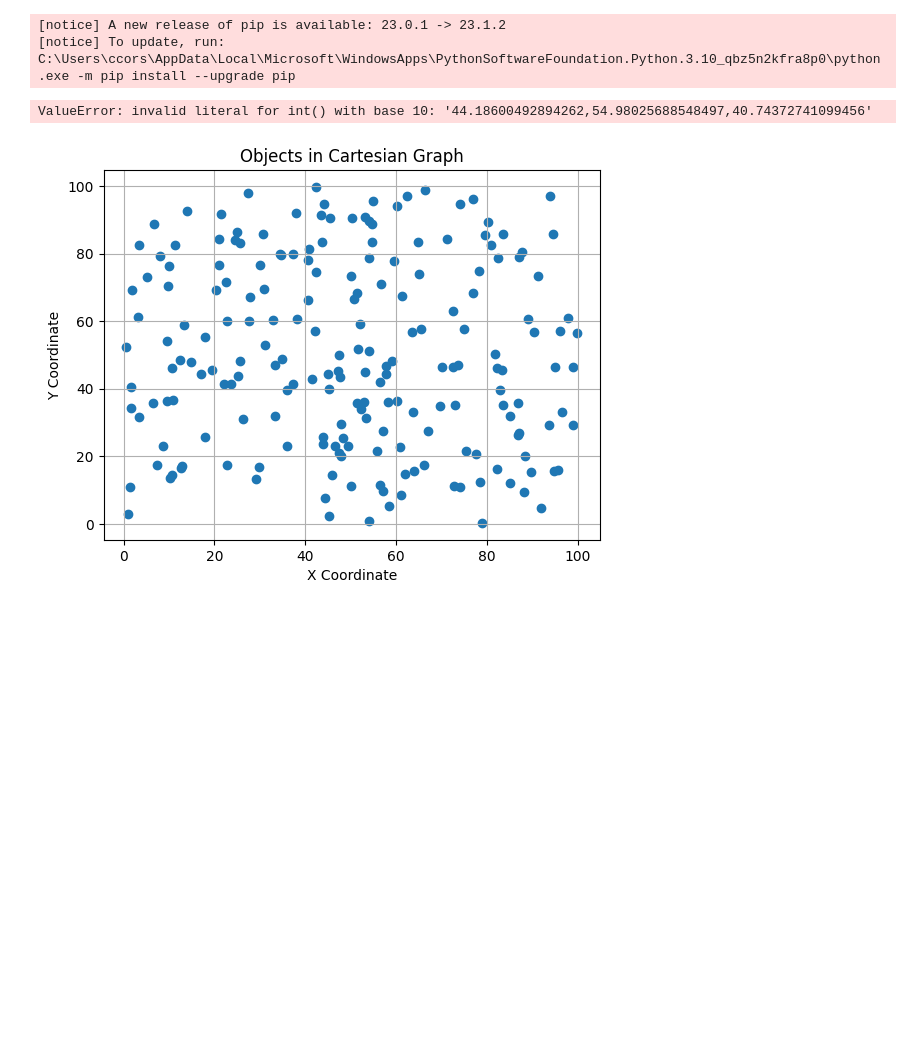
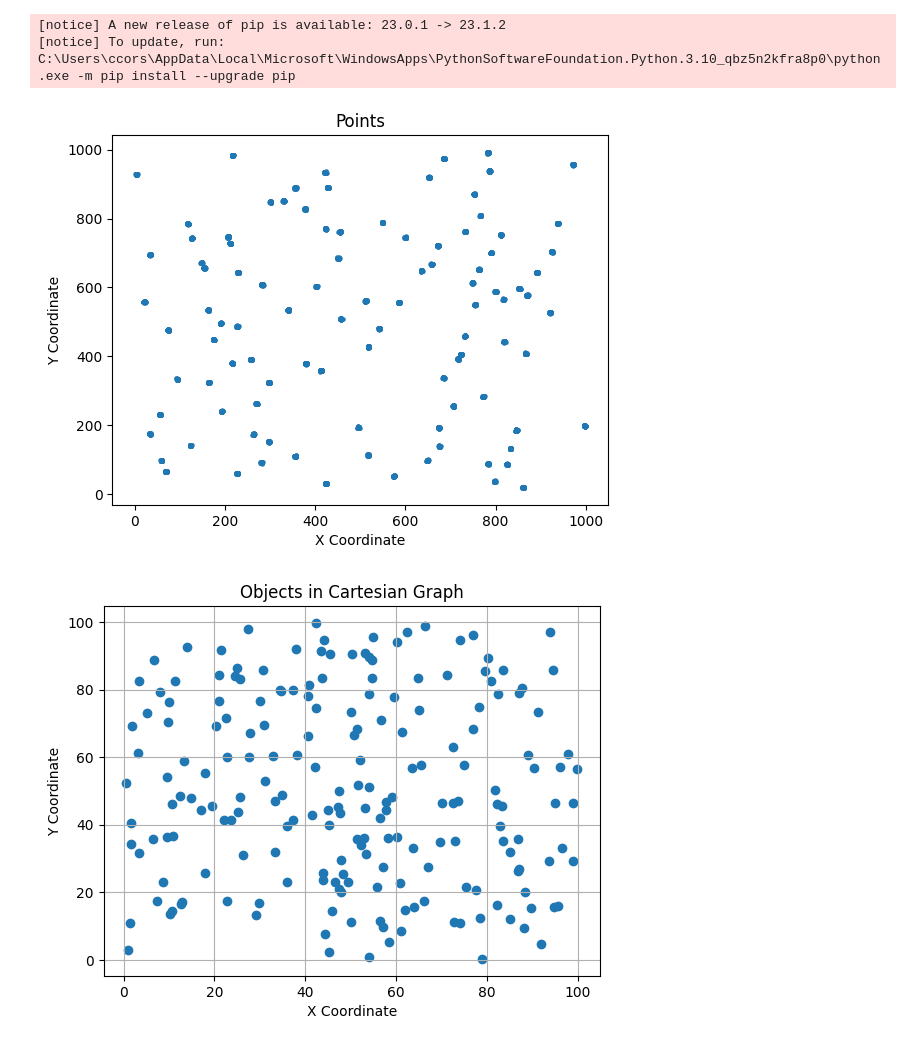
Before and after one commit to AndreaRuggieri/cloudComputing, a Jupyter notebook: pointGen.ipynb, the cells around one changed output. Cells and saved outputs as stored; diff of their text form; code cells hidden in the pictures; blank space fills up the shorter version.

```diff
--- a/pointGen.ipynb
+++ b/pointGen.ipynb
@@ -23,32 +23,32 @@ Successfully installed contourpy-1.0.7 cycler-0.11.0 fonttools-4.39.4 kiwisolver
 # %%
 import matplotlib.pyplot as plt
 
 def read_points_from_file(file_name):
     points = []
     with open(file_name, 'r') as file:
         for line in file:
-            values = line.strip().split(', ')
+            values = line.strip().split(',')
             x = float(values[0])
             y = float(values[1])
             points.append((x, y))
     return points
 
 def plot_points(points):
     x = [point[0] for point in points]
     y = [point[1] for point in points]
     plt.scatter(x, y, s=5)  # Adjust the 's' parameter to change the size of the points
     plt.xlabel('X Coordinate')
     plt.ylabel('Y Coordinate')
     plt.title('Points')
     plt.show()
 
 # Provide the path to your text file
-file_path = './input.txt'
+file_path = './input_10000_2_100.txt'
 
 points = read_points_from_file(file_path)
 plot_points(points)
 # %% [output]
-ValueError: invalid literal for int() with base 10: '44.18600492894262,54.98025688548497,40.74372741099456'
+[figure, added]
 # %%
 import matplotlib.pyplot as plt
 
```
Also changed, not shown: 5 other files.
